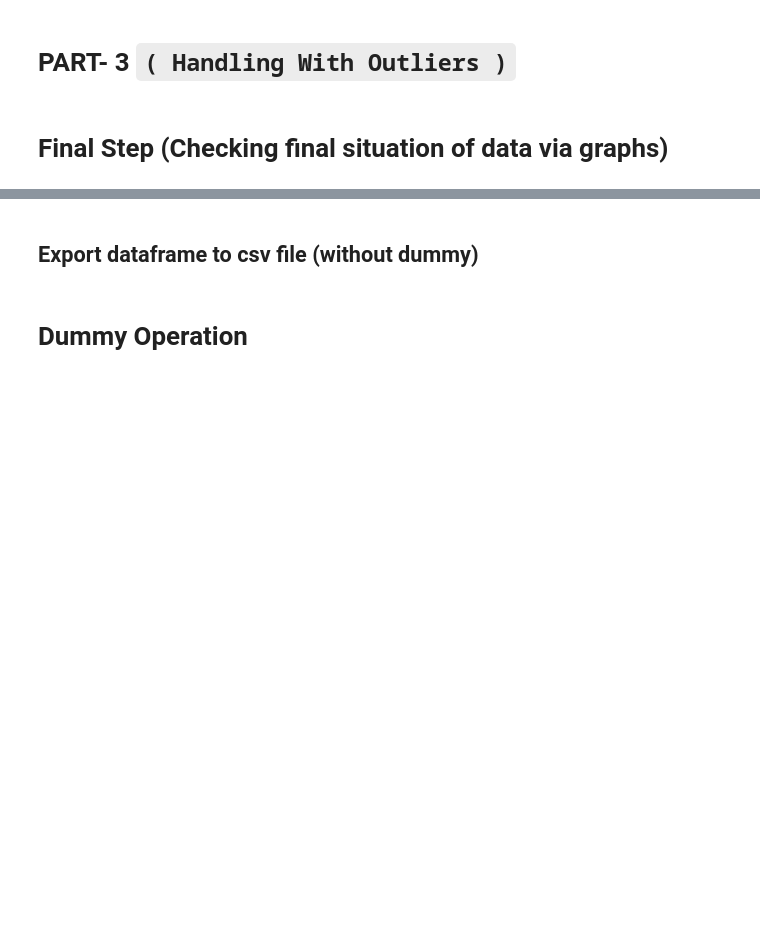
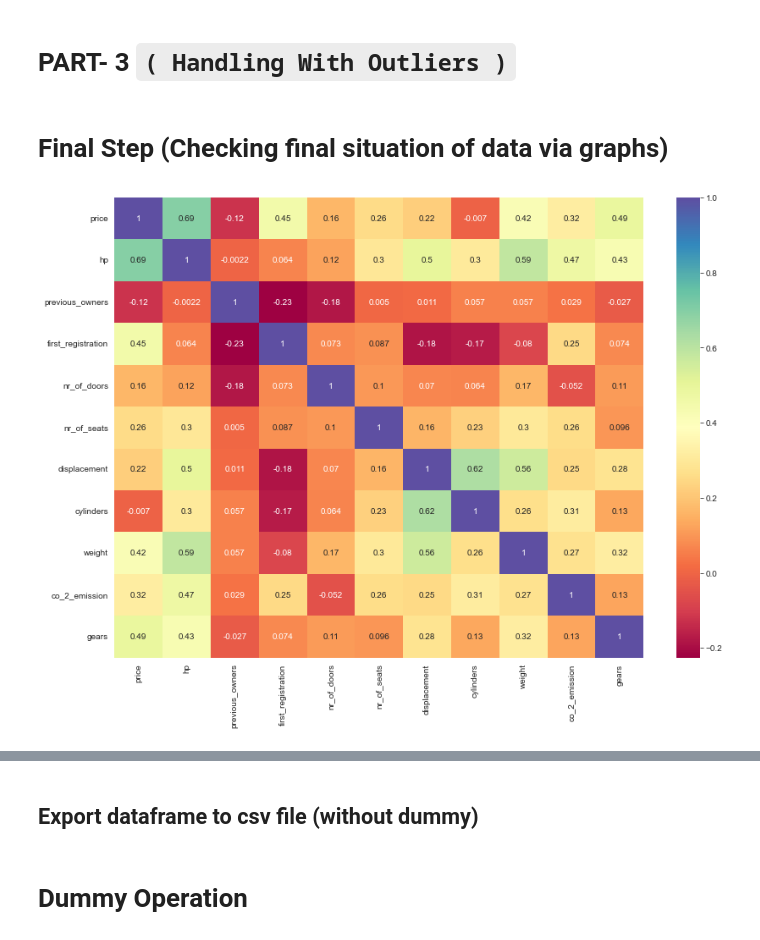
Before and after one commit to YusufSHub/DAwPython-Capstone-Project, a Jupyter notebook: DAwPy-Capstone_Project_(AutoScout)_D1124-Yusuf Missing Values.ipynb, the cells around one changed output, grey strips where cells are left out. Saved outputs shown, nothing was run; the diff lists cells and outputs as text; code cells hidden in the pictures; blank space fills up the shorter version.

```diff
--- a/DAwPy-Capstone_Project_(AutoScout)_D1124-Yusuf Missing Values.ipynb
+++ b/DAwPy-Capstone_Project_(AutoScout)_D1124-Yusuf Missing Values.ipynb
@@ -189,3 +534,10 @@ dtype: float64
 # PART- 3 `( Handling With Outliers )`
 # %% [markdown]
 # Final Step (Checking final situation of data via graphs)
+# %%
+plt.figure(figsize = (14,10))
+sns.heatmap(data=df.corr(),
+            annot=True,
+            cmap='Spectral');
+# %% [output]
+[figure, added]
```
Also changed, not shown: parts of 55 cells of this notebook.
